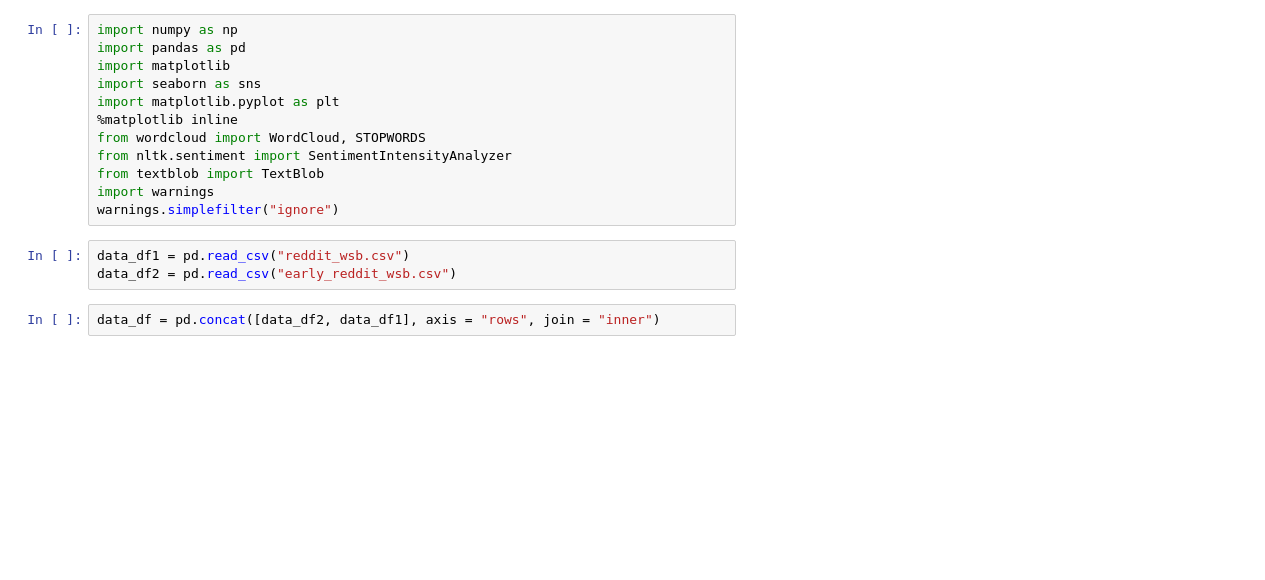
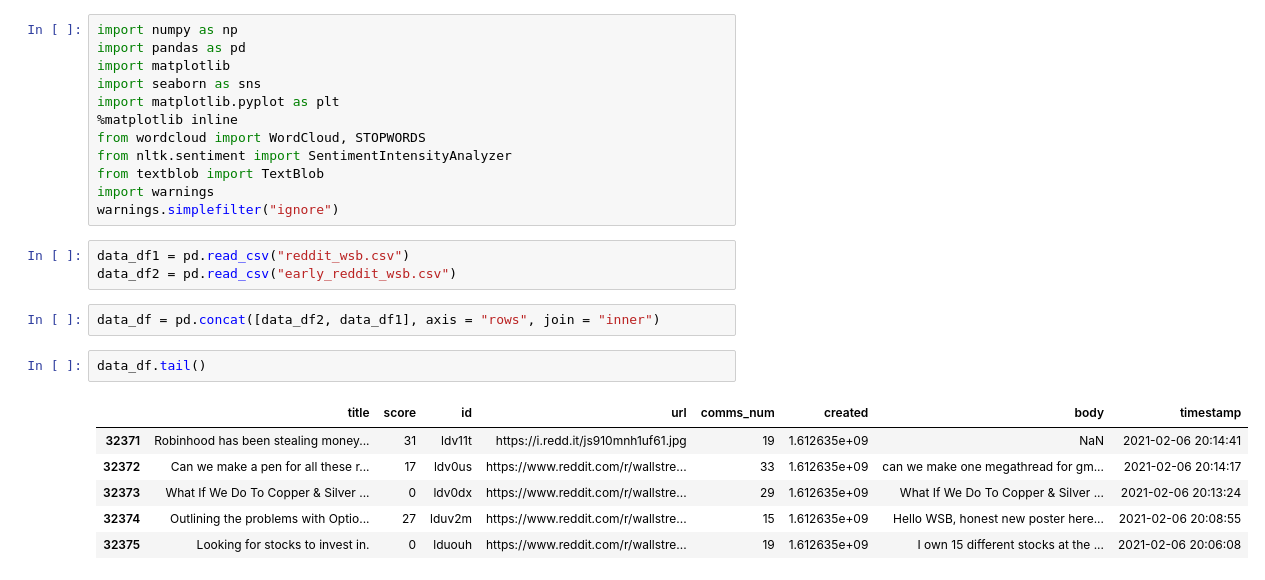
Before and after one commit to vweinblatt123/CF-Project1, a Jupyter notebook: Victor/reddit_processing.ipynb, the cells around one changed output. Saved outputs shown, nothing was run; the diff lists cells and outputs as text; blank space fills up the shorter version.

```diff
--- a/Victor/reddit_processing.ipynb
+++ b/Victor/reddit_processing.ipynb
@@ -15,3 +15,12 @@ data_df1 = pd.read_csv("reddit_wsb.csv")
 data_df2 = pd.read_csv("early_reddit_wsb.csv")
 # %%
 data_df = pd.concat([data_df2, data_df1], axis = "rows", join = "inner")
+# %%
+data_df.tail()
+# %% [output]
+|  | title | score | id | url | comms_num | created | body | timestamp |
+| 32371 | Robinhood has been stealing money... | 31 | ldv11t | https://i.redd.it/js910mnh1uf61.jpg | 19 | 1.612635e+09 | NaN | 2021-02-06 20:14:41 |
+| 32372 | Can we make a pen for all these r... | 17 | ldv0us | https://www.reddit.com/r/wallstre... | 33 | 1.612635e+09 | can we make one megathread for gm... | 2021-02-06 20:14:17 |
+| 32373 | What If We Do To Copper & Silver ... | 0 | ldv0dx | https://www.reddit.com/r/wallstre... | 29 | 1.612635e+09 | What If We Do To Copper & Silver ... | 2021-02-06 20:13:24 |
+| 32374 | Outlining the problems with Optio... | 27 | lduv2m | https://www.reddit.com/r/wallstre... | 15 | 1.612635e+09 | Hello WSB, honest new poster here... | 2021-02-06 20:08:55 |
+| 32375 | Looking for stocks to invest in. | 0 | lduouh | https://www.reddit.com/r/wallstre... | 19 | 1.612635e+09 | I own 15 different stocks at the ... | 2021-02-06 20:06:08 |
```
Also changed, not shown: parts of 25 cells of this notebook, 8 other files.
